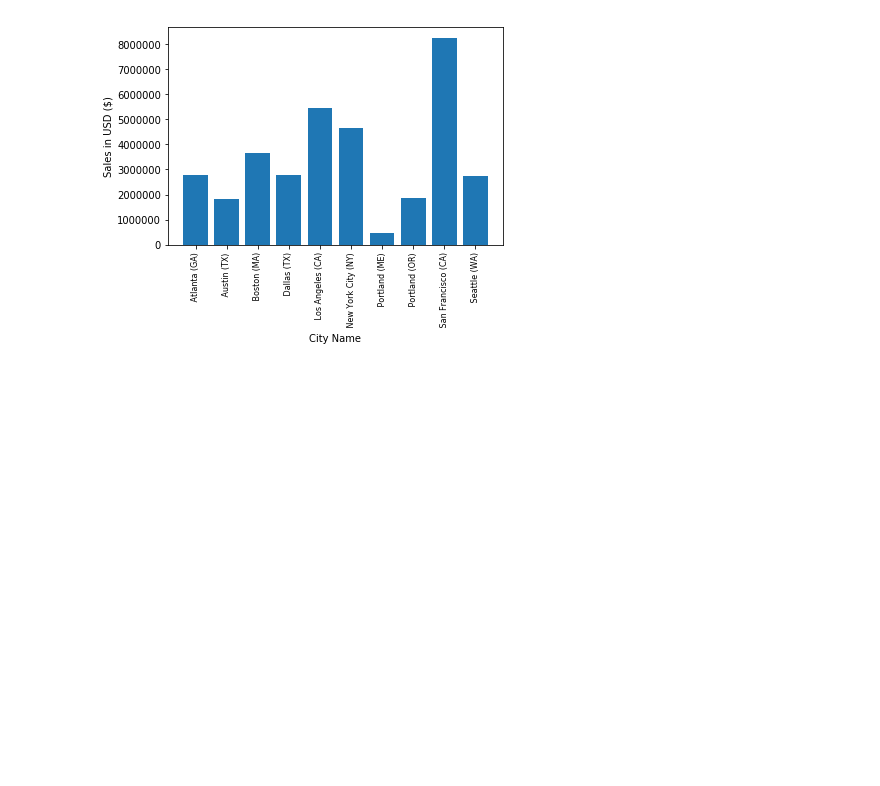
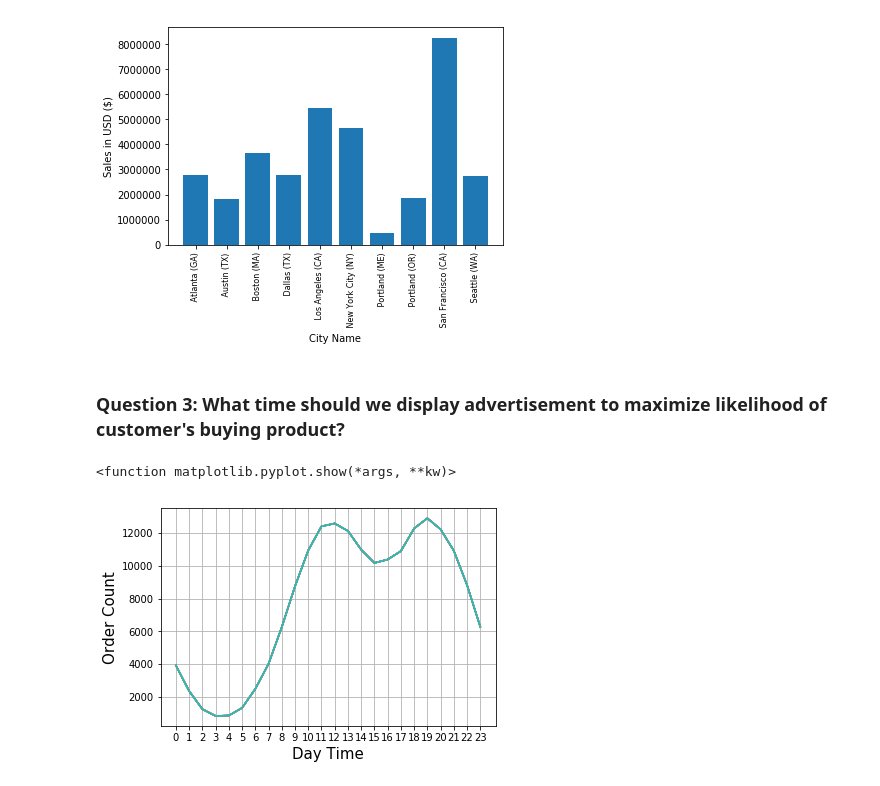
Before and after one commit to jerrylin0505/Pandas-Data-Science-Tasks, a Jupyter notebook: SalesAnalysis/Practice.ipynb, the cells around one changed output. Drawn from its saved outputs; the diff is of its cells as text; code cells hidden in the pictures; blank space fills up the shorter version.

```diff
--- a/SalesAnalysis/Practice.ipynb
+++ b/SalesAnalysis/Practice.ipynb
@@ -165,3 +163,22 @@ plt.xlabel('City Name')
 plt.show()
 # %% [output]
 [figure]
+# %% [markdown]
+### Question 3: What time should we display advertisement to maximize likelihood of customer's buying product?
+# %%
+all_data["Order Date"] = pd.to_datetime(all_data["Order Date"])
+# %%
+all_data["Hour"] = all_data["Order Date"].dt.hour
+all_data["Minute"] = all_data["Order Date"].dt.minute
+# %%
+hours = [hour for hour, df in all_data.groupby("Hour")]
+
+plt.plot(hours,all_data.groupby("Hour").count())
+plt.xticks(hours)
+plt.xlabel("Day Time", size=15)
+plt.ylabel("Order Count", size=15)
+plt.grid()
+plt.show
+# %% [output]
+<function matplotlib.pyplot.show(*args, **kw)>
+[figure, added]
```
Also changed, not shown: parts of 10 cells of this notebook.
